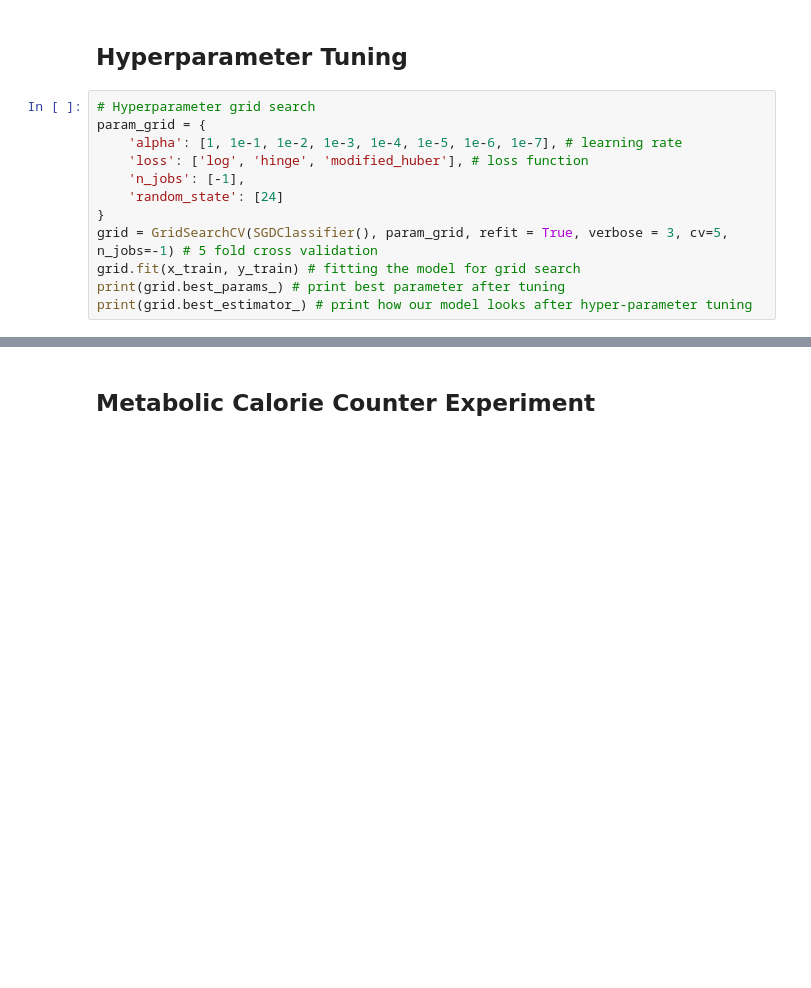
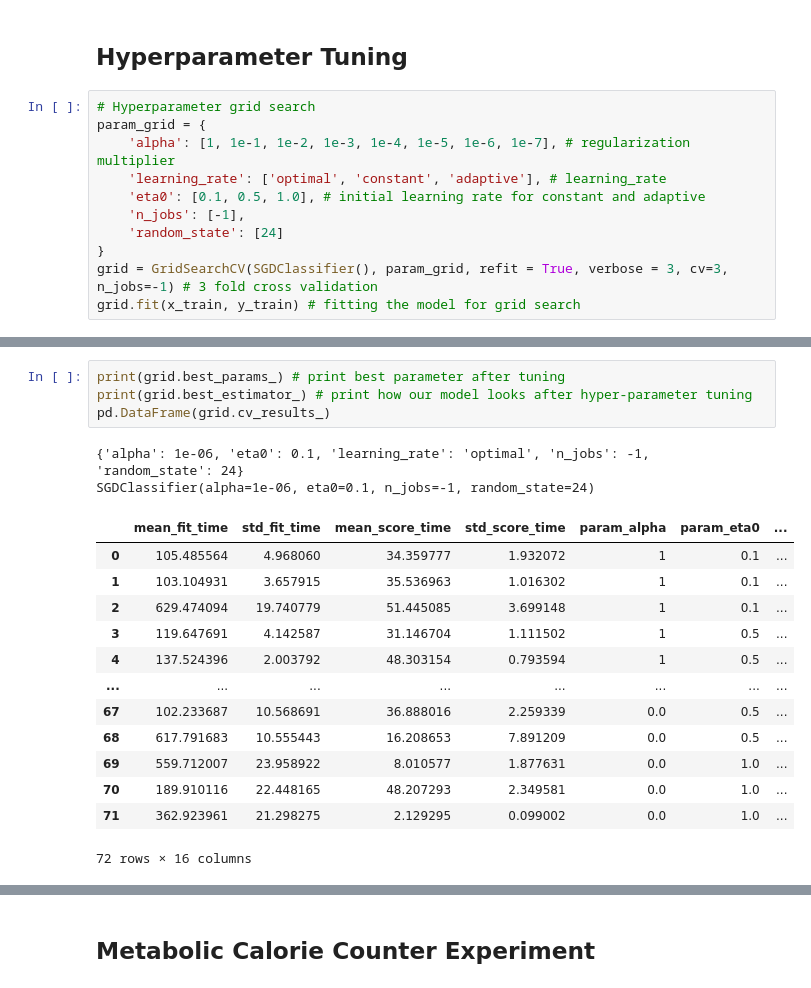
Before and after one commit to Root18D/AAI-501--Machine-Learning, a Jupyter notebook: Notebooks/AppendixA-SVMAnalysis.ipynb, the cells around one changed output, grey strips where cells are left out. Drawn from its saved outputs; the diff is of its cells as text; blank space fills up the shorter version.

```diff
--- a/Notebooks/AppendixA-SVMAnalysis.ipynb
+++ b/Notebooks/AppendixA-SVMAnalysis.ipynb
@@ -185,13 +199,12 @@ Accuracy: 0.61
 # %%
 # Hyperparameter grid search
 param_grid = {
-    'alpha': [1, 1e-1, 1e-2, 1e-3, 1e-4, 1e-5, 1e-6, 1e-7], # learning rate
-    'loss': ['log', 'hinge', 'modified_huber'], # loss function
+    'alpha': [1, 1e-1, 1e-2, 1e-3, 1e-4, 1e-5, 1e-6, 1e-7], # regularization multiplier
+    'learning_rate': ['optimal', 'constant', 'adaptive'], # learning_rate
+    'eta0': [0.1, 0.5, 1.0], # initial learning rate for constant and adaptive
     'n_jobs': [-1],
     'random_state': [24]
 }
-grid = GridSearchCV(SGDClassifier(), param_grid, refit = True, verbose = 3, cv=5, n_jobs=-1) # 5 fold cross validation
+grid = GridSearchCV(SGDClassifier(), param_grid, refit = True, verbose = 3, cv=3, n_jobs=-1) # 3 fold cross validation
 grid.fit(x_train, y_train) # fitting the model for grid search
-print(grid.best_params_) # print best parameter after tuning
-print(grid.best_estimator_) # print how our model looks after hyper-parameter tuning
 # %% [output]
@@ -204 +218,21 @@ SGDClassifier(alpha=1e-07, n_jobs=-1, random_state=24)
+# %%
+print(grid.best_params_) # print best parameter after tuning
+print(grid.best_estimator_) # print how our model looks after hyper-parameter tuning
+pd.DataFrame(grid.cv_results_)
+# %% [output]
+{'alpha': 1e-06, 'eta0': 0.1, 'learning_rate': 'optimal', 'n_jobs': -1, 'random_state': 24}
+SGDClassifier(alpha=1e-06, eta0=0.1, n_jobs=-1, random_state=24)
+|  | mean_fit_time | std_fit_time | mean_score_time | std_score_time | param_alpha | param_eta0 | ... |
+| 0 | 105.485564 | 4.968060 | 34.359777 | 1.932072 | 1 | 0.1 | ... |
+| 1 | 103.104931 | 3.657915 | 35.536963 | 1.016302 | 1 | 0.1 | ... |
+| 2 | 629.474094 | 19.740779 | 51.445085 | 3.699148 | 1 | 0.1 | ... |
+| 3 | 119.647691 | 4.142587 | 31.146704 | 1.111502 | 1 | 0.5 | ... |
+| 4 | 137.524396 | 2.003792 | 48.303154 | 0.793594 | 1 | 0.5 | ... |
+| ... | ... | ... | ... | ... | ... | ... | ... |
+| 67 | 102.233687 | 10.568691 | 36.888016 | 2.259339 | 0.0 | 0.5 | ... |
+| 68 | 617.791683 | 10.555443 | 16.208653 | 7.891209 | 0.0 | 0.5 | ... |
+| 69 | 559.712007 | 23.958922 | 8.010577 | 1.877631 | 0.0 | 1.0 | ... |
+| 70 | 189.910116 | 22.448165 | 48.207293 | 2.349581 | 0.0 | 1.0 | ... |
+| 71 | 362.923961 | 21.298275 | 2.129295 | 0.099002 | 0.0 | 1.0 | ... |
+72 rows × 16 columns
 # %%
```
Also changed, not shown: parts of 10 cells of this notebook, 2 other files.
